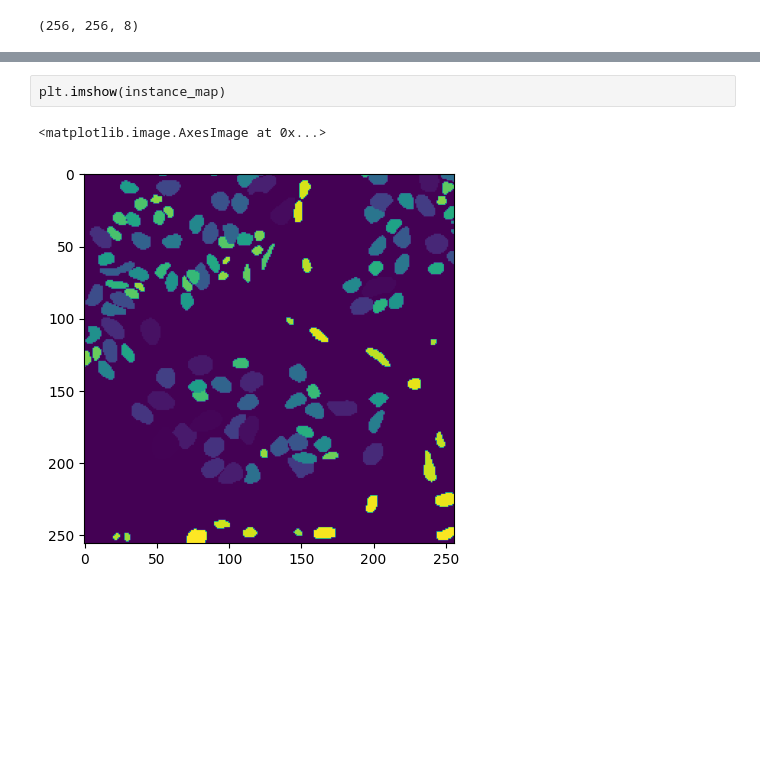
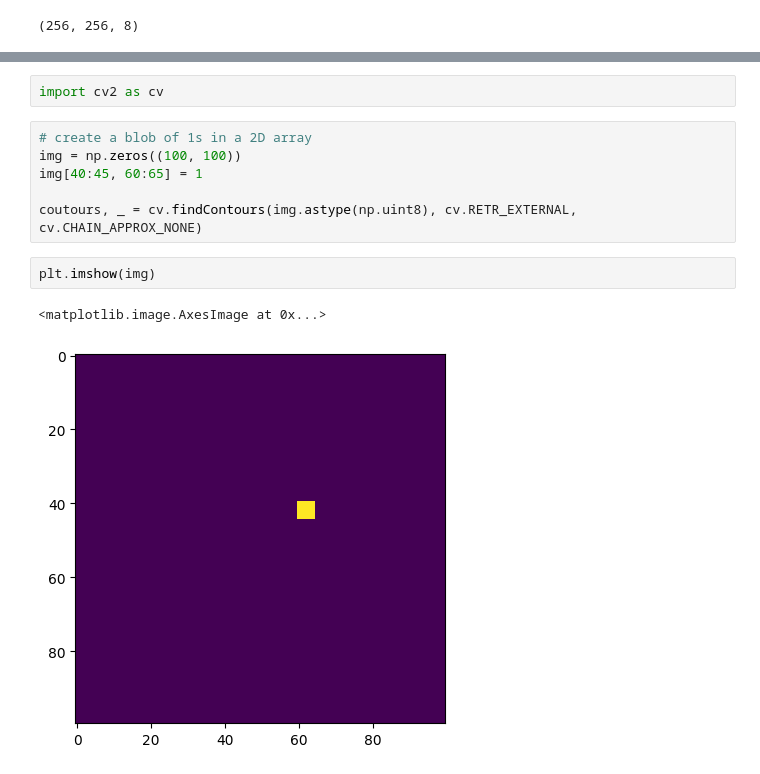
Before and after one commit to NischalSuresh/StarDist-Lizard, a Jupyter notebook: new-star_dist.ipynb, the cells around one changed output, grey strips where cells are left out. Cells and saved outputs as stored; diff of their text form; blank space fills up the shorter version.

```diff
--- a/new-star_dist.ipynb
+++ b/new-star_dist.ipynb
@@ -131,5 +241,13 @@ plt.show()
+# %%
+import cv2 as cv
+# %%
+# create a blob of 1s in a 2D array
+img = np.zeros((100, 100))
+img[40:45, 60:65] = 1
+
+coutours, _ = cv.findContours(img.astype(np.uint8), cv.RETR_EXTERNAL, cv.CHAIN_APPROX_NONE)
 # %%
-plt.imshow(instance_map)
+plt.imshow(img)
 # %% [output]
 <matplotlib.image.AxesImage at 0x...>
-[figure, old version]
+[figure, new version]
```
Also changed, not shown: parts of 18 cells of this notebook, 3 other files.
